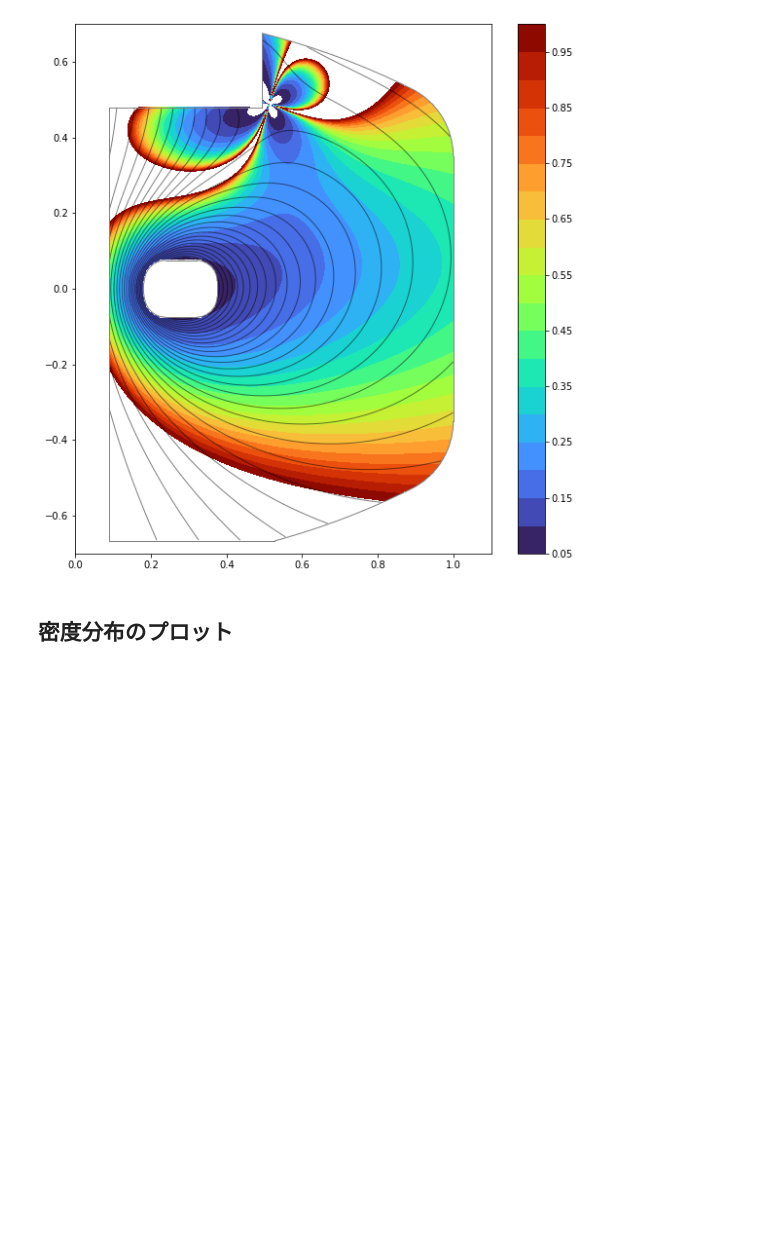
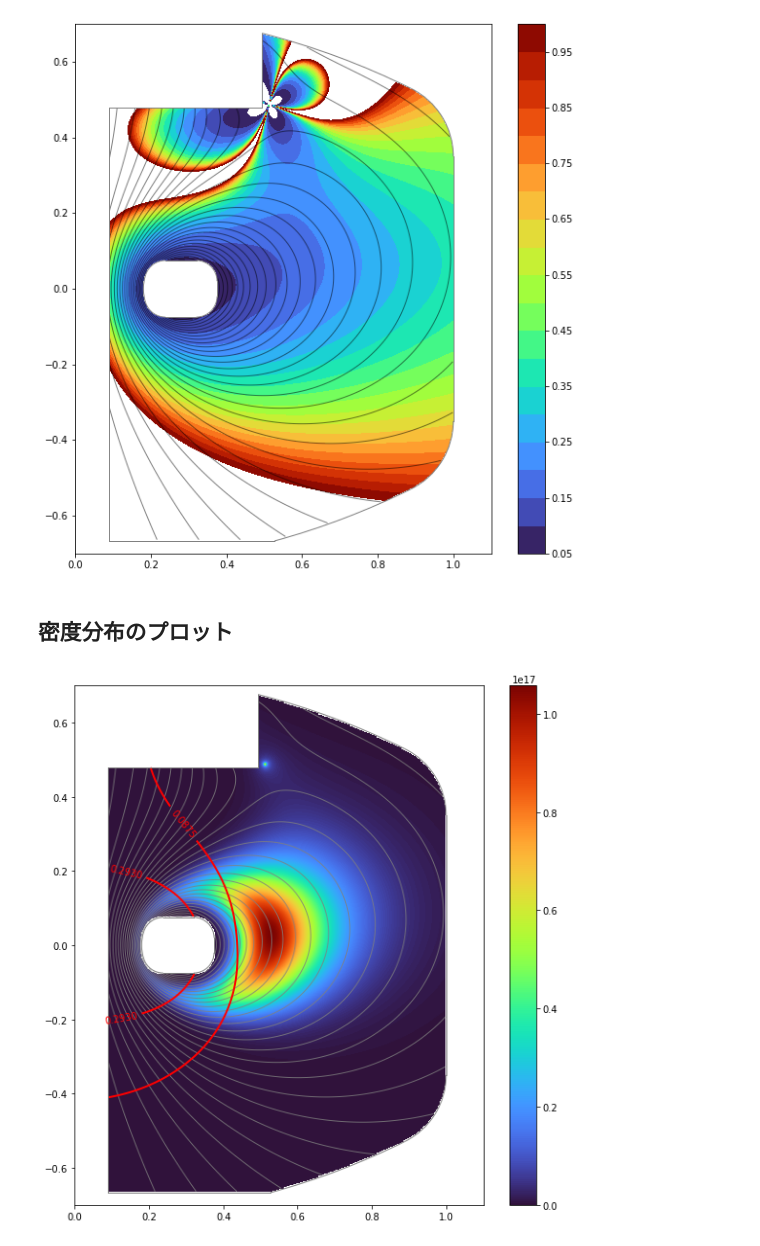
Before and after one commit to UedaKenji/rt1plotpy, a Jupyter notebook: rt1_plot_example.ipynb, the cells around one changed output. Saved outputs shown, nothing was run; the diff lists cells and outputs as text; code cells hidden in the pictures; blank space fills up the shorter version.

```diff
--- a/rt1_plot_example.ipynb
+++ b/rt1_plot_example.ipynb
@@ -129,3 +129,19 @@ def gaussian(r,z,n0=n0,a=a,b=b,rmax=rmax):
     return n0 * np.exp(-a*(psi-psi_rmax)**2/psi0**2)*(b_abs/b0)**(-b)
 
 Ne = gaussian(R,Z)
+# %%
+fig,ax = plt.subplots(figsize=(10,10)) #figuerのサイズを 10x10に
+
+ax.set(**ax_kwargs)
+
+cm = ax.imshow(Ne*mask,cmap='turbo',alpha=1.0, **im_kwargs)
+ax.contour(-Psi*mask,colors='gray',alpha=0.8,levels=30,linewidths=1, **im_kwargs)
+fig.colorbar(cm)
+
+
+cnt = ax.contour(B_abs*mask,extent=extent,alpha=1.0,colors='red',levels=[0.0875,0.2930],linewidths=2)
+ax.clabel(cnt,fmt='%1.4f')
+
+RT1_frame.append_frame(ax)
+# %% [output]
+[figure, added]
```
Also changed, not shown: parts of 14 cells of this notebook, 6 other files.
